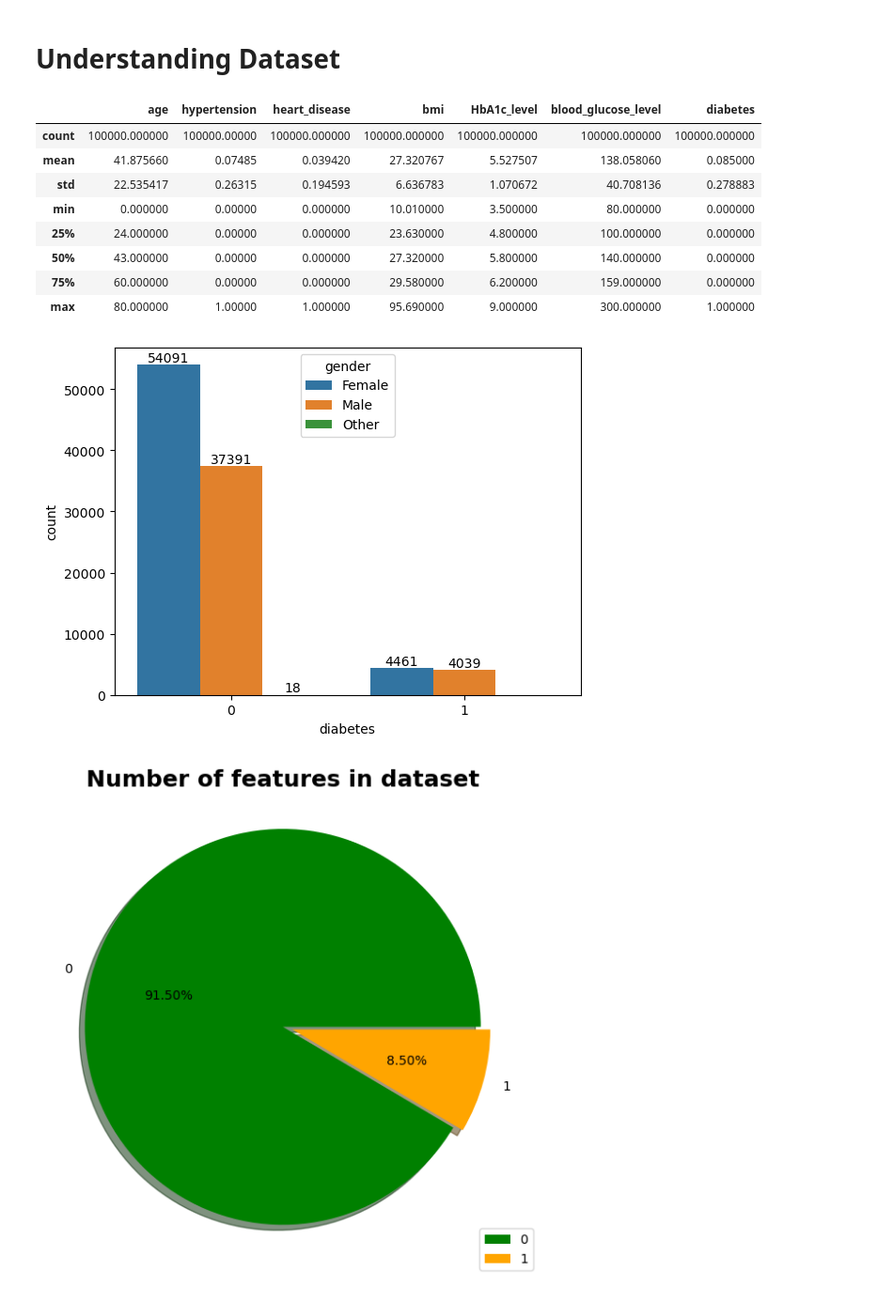
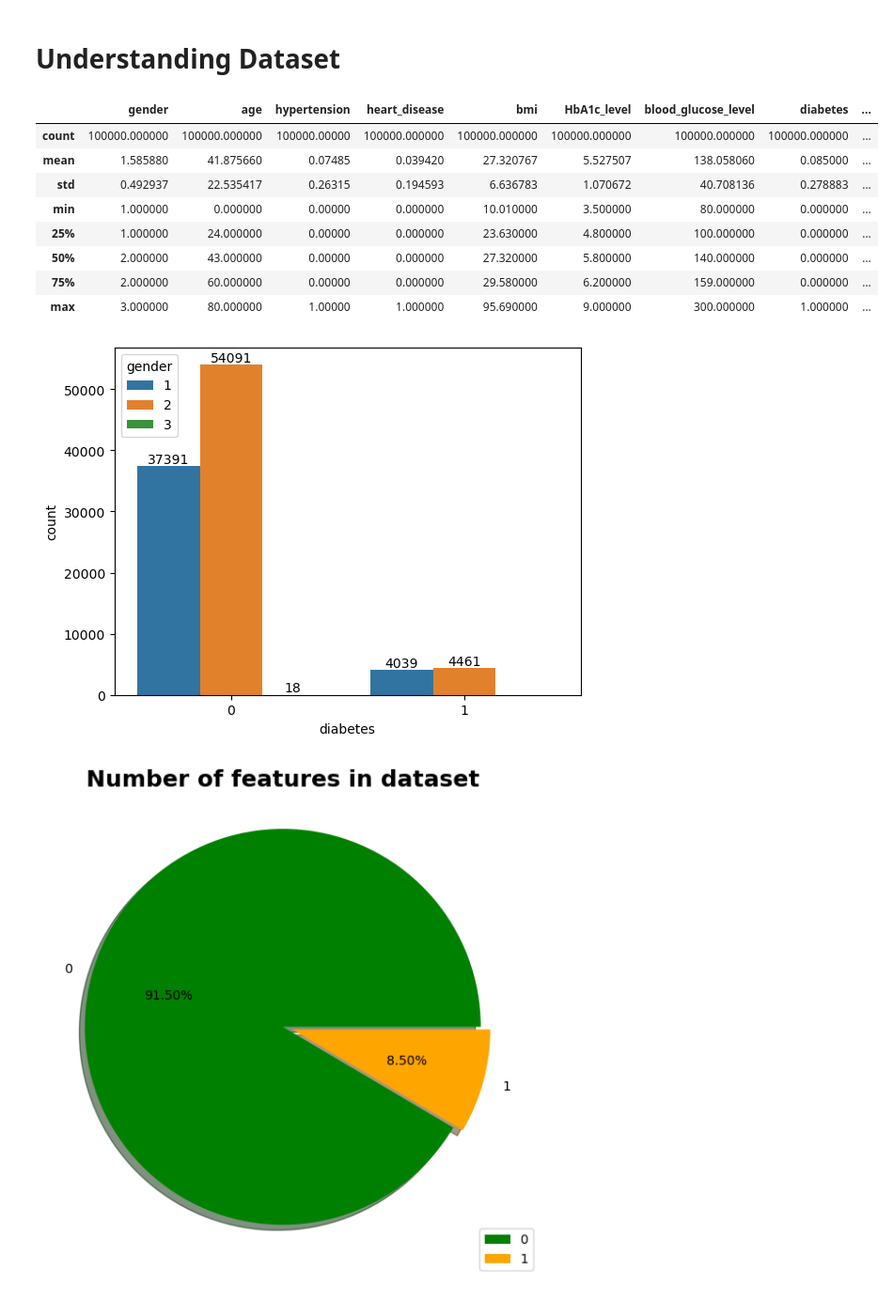
Before and after one commit to PrathamKumar125/Diabetes_Prediction_model, a Jupyter notebook: Diabetes Prediction Model.ipynb, the cells around one changed output. Shown at 94% size. Cells and saved outputs as stored; diff of their text form; code cells hidden in the pictures.

```diff
--- a/Diabetes Prediction Model.ipynb
+++ b/Diabetes Prediction Model.ipynb
@@ -91,3 +91,7 @@ Data columns (total 9 columns):
  8   diabetes             100000 non-null  int64
 dtypes: float64(2), int32(1), int64(4), object(2)
 memory usage: 6.5+ MB
+# %%
+map_name={'Male':1,'Female':2,'Other':3}
+df['gender']=df['gender'].map(map_name)
+print(df)
@@ -93,0 +116,21 @@ memory usage: 6.5+ MB
+# %%
+from sklearn.preprocessing import OneHotEncoder
+import pandas as pd
+
+# Create an instance of OneHotEncoder
+ohe = OneHotEncoder()
+
+# Fit and transform the 'Color' column of the DataFrame using OneHotEncoder
+x = ohe.fit_transform(df[['smoking_history']].values).toarray()
+
+# Convert the one-hot encoded data into a DataFrame
+df1 = pd.DataFrame(x, columns=ohe.categories_)
+
+# Concatenate the original DataFrame 'df' and the one-hot encoded DataFrame 'df1'
+df2 = pd.concat([df, df1], axis=1)
+
+# Drop the original 'Color' column from the concatenated DataFrame 'df2'
+df2 = df2.drop(['smoking_history'], axis=1)
+
+# Print the resulting DataFrame 'df2'
+print(df2)
@@ -94,23 +155,23 @@ memory usage: 6.5+ MB
 # %% [markdown]
 # Understanding Dataset
 # %%
-df.describe()
+df2.describe()
 # %% [output]
-|  | age | hypertension | heart_disease | bmi | HbA1c_level | blood_glucose_level | diabetes |
-| count | 100000.000000 | 100000.00000 | 100000.000000 | 100000.000000 | 100000.000000 | 100000.000000 | 100000.000000 |
-| mean | 41.875660 | 0.07485 | 0.039420 | 27.320767 | 5.527507 | 138.058060 | 0.085000 |
-| std | 22.535417 | 0.26315 | 0.194593 | 6.636783 | 1.070672 | 40.708136 | 0.278883 |
-| min | 0.000000 | 0.00000 | 0.000000 | 10.010000 | 3.500000 | 80.000000 | 0.000000 |
-| 25% | 24.000000 | 0.00000 | 0.000000 | 23.630000 | 4.800000 | 100.000000 | 0.000000 |
-| 50% | 43.000000 | 0.00000 | 0.000000 | 27.320000 | 5.800000 | 140.000000 | 0.000000 |
-| 75% | 60.000000 | 0.00000 | 0.000000 | 29.580000 | 6.200000 | 159.000000 | 0.000000 |
-| max | 80.000000 | 1.00000 | 1.000000 | 95.690000 | 9.000000 | 300.000000 | 1.000000 |
+|  | gender | age | hypertension | heart_disease | bmi | HbA1c_level | blood_glucose_level | diabetes | ... |
+| count | 100000.000000 | 100000.000000 | 100000.00000 | 100000.000000 | 100000.000000 | 100000.000000 | 100000.000000 | 100000.000000 | ... |
+| mean | 1.585880 | 41.875660 | 0.07485 | 0.039420 | 27.320767 | 5.527507 | 138.058060 | 0.085000 | ... |
+| std | 0.492937 | 22.535417 | 0.26315 | 0.194593 | 6.636783 | 1.070672 | 40.708136 | 0.278883 | ... |
+| min | 1.000000 | 0.000000 | 0.00000 | 0.000000 | 10.010000 | 3.500000 | 80.000000 | 0.000000 | ... |
+| 25% | 1.000000 | 24.000000 | 0.00000 | 0.000000 | 23.630000 | 4.800000 | 100.000000 | 0.000000 | ... |
+| 50% | 2.000000 | 43.000000 | 0.00000 | 0.000000 | 27.320000 | 5.800000 | 140.000000 | 0.000000 | ... |
+| 75% | 2.000000 | 60.000000 | 0.00000 | 0.000000 | 29.580000 | 6.200000 | 159.000000 | 0.000000 | ... |
+| max | 3.000000 | 80.000000 | 1.00000 | 1.000000 | 95.690000 | 9.000000 | 300.000000 | 1.000000 | ... |
 # %%
-gen=sns.countplot(x='diabetes',data=df,hue='gender')
+gen=sns.countplot(x='diabetes',data=df2,hue='gender')
 
 for bars in gen.containers:
     gen.bar_label(bars)
 # %% [output]
-[figure, old version]
+[figure, new version]
 # %%
 labels = [0, 1]
```
Also changed, not shown: parts of 14 cells of this notebook.
